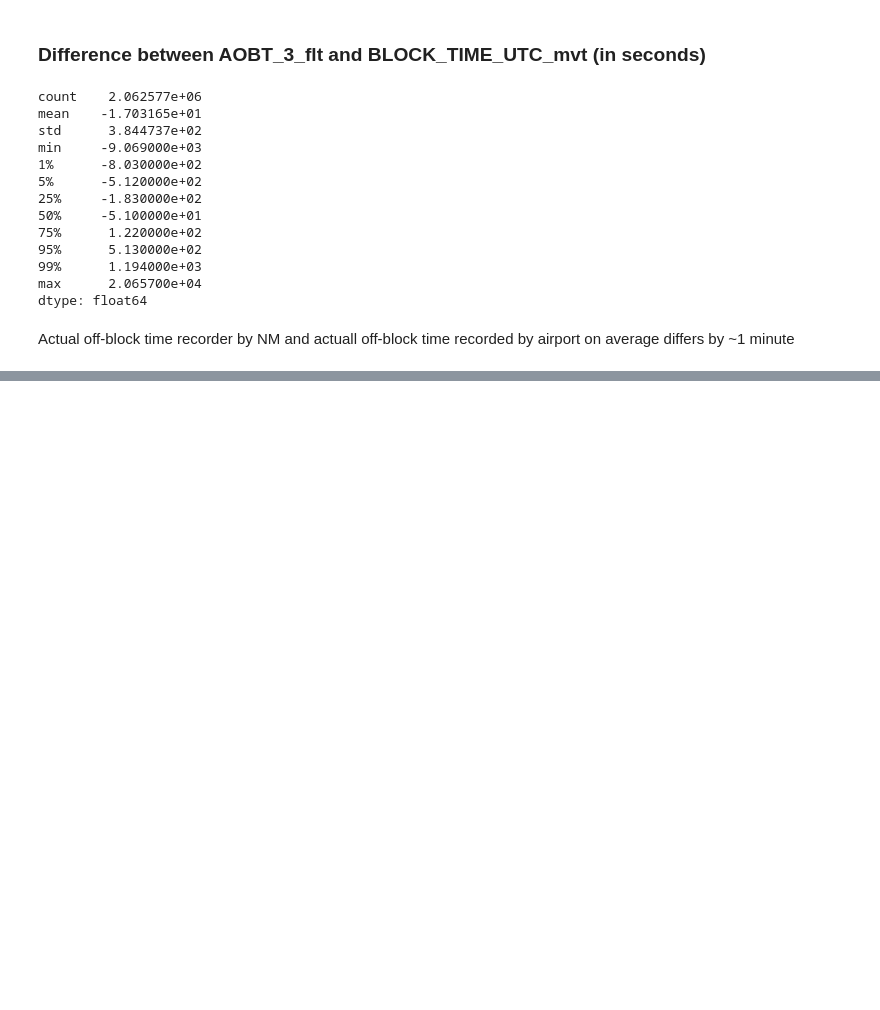
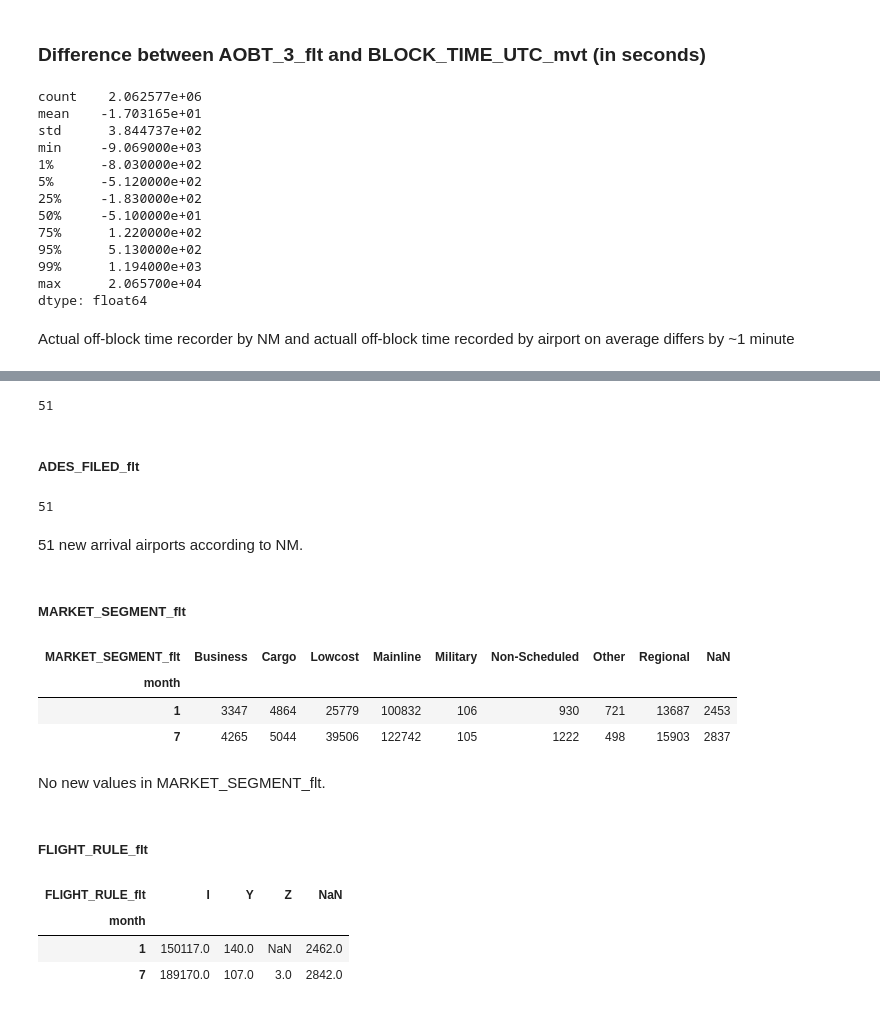
Before and after one commit to elna4os/prc_2026, a Jupyter notebook: notebooks/EDA.ipynb, the cells around one changed output, grey strips where cells are left out. Cells and saved outputs as stored; diff of their text form; code cells hidden in the pictures; blank space fills up the shorter version.

```diff
--- a/notebooks/EDA.ipynb
+++ b/notebooks/EDA.ipynb
@@ -779,0 +865,4 @@ Actual off-block time recorder by NM and actuall off-block time recorded by airp
+# %%
+df_test["MVT_ID_mvt"] = df_test["MVT_ID_mvt"].astype('Int64')
+df_test["FLIGHT_ID_mvt"] = df_test["FLIGHT_ID_mvt"].astype('Int64')
+df_test.dtypes
@@ -779,0 +889,2 @@ Actual off-block time recorder by NM and actuall off-block time recorded by airp
+# %%
+df_test["month"] = df_test["MVT_TIME_UTC_mvt"].dt.month
@@ -779,0 +919,3 @@ Actual off-block time recorder by NM and actuall off-block time recorded by airp
+# %%
+df_test["month"] = df_test["MVT_TIME_UTC_mvt"].dt.month
+df_test.groupby(["month", "PHASE_mvt"]).size().unstack("PHASE_mvt")
@@ -779,0 +929,3 @@ Actual off-block time recorder by NM and actuall off-block time recorded by airp
+# %%
+df_test_dep = df_test[df_test["PHASE_mvt"] == "DEP"]
+len(df_test_dep)
@@ -779,0 +1013,32 @@ Actual off-block time recorder by NM and actuall off-block time recorded by airp
+# %%
+len(set(df_test_dep["ADES_flt"]) - set(df_dep["ADES_flt"]))
+# %% [output]
+51
+# %% [markdown]
+##### ADES_FILED_flt
+# %%
+len(set(df_test_dep["ADES_FILED_flt"]) - set(df_dep["ADES_FILED_flt"]))
+# %% [output]
+51
+# %% [markdown]
+51 new arrival airports according to NM.
+# %% [markdown]
+##### MARKET_SEGMENT_flt
+# %%
+df_test_dep.groupby("month")["MARKET_SEGMENT_flt"].value_counts(dropna=False).unstack()
+# %% [output]
+| MARKET_SEGMENT_flt | Business | Cargo | Lowcost | Mainline | Military | Non-Scheduled | Other | Regional | NaN |
+| month |  |  |  |  |  |  |  |  |  |
+| 1 | 3347 | 4864 | 25779 | 100832 | 106 | 930 | 721 | 13687 | 2453 |
+| 7 | 4265 | 5044 | 39506 | 122742 | 105 | 1222 | 498 | 15903 | 2837 |
+# %% [markdown]
+No new values in MARKET_SEGMENT_flt.
+# %% [markdown]
+##### FLIGHT_RULE_flt
+# %%
+df_test_dep.groupby("month")["FLIGHT_RULE_flt"].value_counts(dropna=False).unstack()
+# %% [output]
+| FLIGHT_RULE_flt | I | Y | Z | NaN |
+| month |  |  |  |  |
+| 1 | 150117.0 | 140.0 | NaN | 2462.0 |
+| 7 | 189170.0 | 107.0 | 3.0 | 2842.0 |
```
Also changed, not shown: parts of 63 cells of this notebook.
